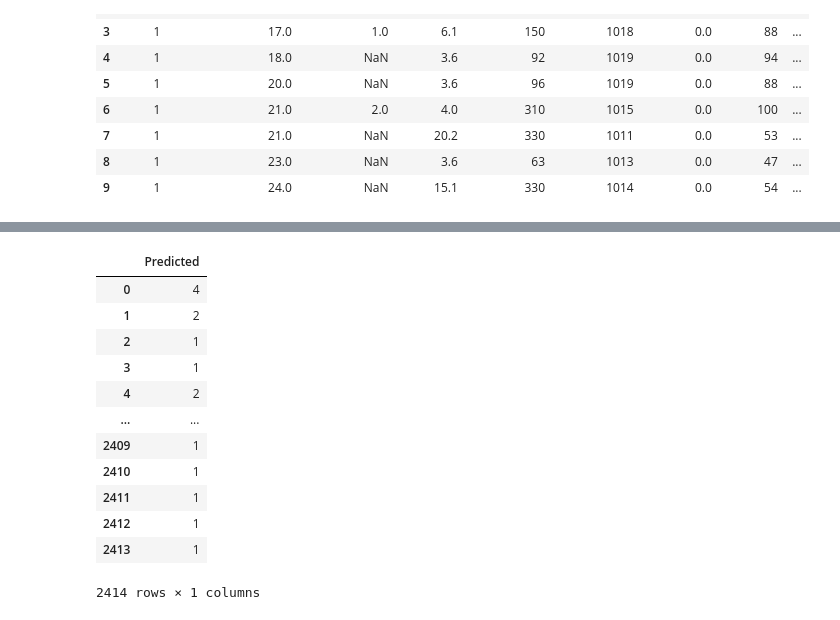
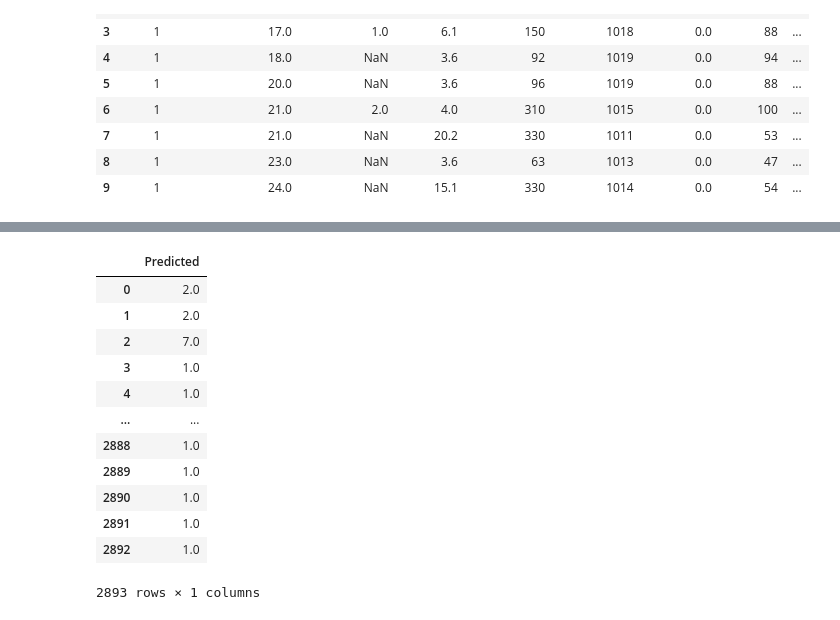
Before and after one commit to KavinduRanasinghe/DataDragons---Predicta-1.0-P220, a Jupyter notebook: Predicta 1.0 - Classify the Weather/Self_training.ipynb, the cells around one changed output, grey strips where cells are left out. Drawn from its saved outputs; the diff is of its cells as text; code cells hidden in the pictures.

```diff
--- a/Predicta 1.0 - Classify the Weather/Self_training.ipynb
+++ b/Predicta 1.0 - Classify the Weather/Self_training.ipynb
@@ -260,0 +252,3 @@ numerical_data_scaled
+# %%
+predictions = self_training_model.predict(training_data)
+predictions
@@ -261,4 +257,5 @@ numerical_data_scaled
 # %%
 # Trainig and testing data
 from sklearn.model_selection import train_test_split
-X_train, X_test, y_train, y_test = train_test_split(numerical_data_scaled, target_variable, test_size=0.2, random_state=10)
+# X_train, X_test, y_train, y_test = train_test_split(training_data, predictions, test_size=0.3, random_state=100)
+X_train, X_test, y_train, y_test = train_test_split(training_data, predictions, test_size=0.2, random_state=100)
@@ -276,20 +261,0 @@ accuracy
-# %%
-# Check accuaracy for different models
-from sklearn.linear_model import LogisticRegression
-from sklearn.ensemble import RandomForestClassifier
-from sklearn.svm import SVC
-from sklearn.neighbors import KNeighborsClassifier
-from sklearn.tree import DecisionTreeClassifier
-from sklearn.metrics import accuracy_score
-models = {
-    'Logistic Regression': LogisticRegression(),
-    'Random Forest': RandomForestClassifier(),
-    'SVM': SVC(),
-    'KNN': KNeighborsClassifier(),
-    'Decision Tree': DecisionTreeClassifier()
-}
-for model_name, model in models.items():
-    model.fit(X_train, y_train)
-    predictions = model.predict(X_test)
-    accuracy = accuracy_score(y_test, predictions)
-    print(f'{model_name} accuracy: {accuracy}')
@@ -301,0 +262,13 @@ Decision Tree accuracy: 0.6354166666666666
+# %%
+# Train a Random Forest Classifier
+from sklearn.ensemble import RandomForestClassifier
+clf = RandomForestClassifier(random_state=100, n_estimators=100, max_depth=200, min_samples_split=2, min_samples_leaf=1)
+clf.fit(X_train, y_train)
+
+# Predict the labels for the test set
+y_pred = clf.predict(X_test)
+
+# Calculate the accuracy of the model
+from sklearn.metrics import accuracy_score
+accuracy = accuracy_score(y_test, y_pred)
+print(f'Accuracy: {accuracy}')
@@ -363,19 +305,19 @@ filtered_df_scaled
 # %%
 # Predict the weather condition
-predictions = model.predict(filtered_df_scaled)
+predictions = clf.predict(training_data)
 pred_df = pd.DataFrame({'Predicted': predictions})
 pred_df
 # %% [output]
 |  | Predicted |
-| 0 | 4 |
-| 1 | 2 |
-| 2 | 1 |
-| 3 | 1 |
-| 4 | 2 |
+| 0 | 2.0 |
+| 1 | 2.0 |
+| 2 | 7.0 |
+| 3 | 1.0 |
+| 4 | 1.0 |
 | ... | ... |
-| 2409 | 1 |
-| 2410 | 1 |
-| 2411 | 1 |
-| 2412 | 1 |
-| 2413 | 1 |
+| 2888 | 1.0 |
+| 2889 | 1.0 |
+| 2890 | 1.0 |
+| 2891 | 1.0 |
+| 2892 | 1.0 |
-2414 rows × 1 columns
+2893 rows × 1 columns
```
Also changed, not shown: parts of 20 cells of this notebook.
